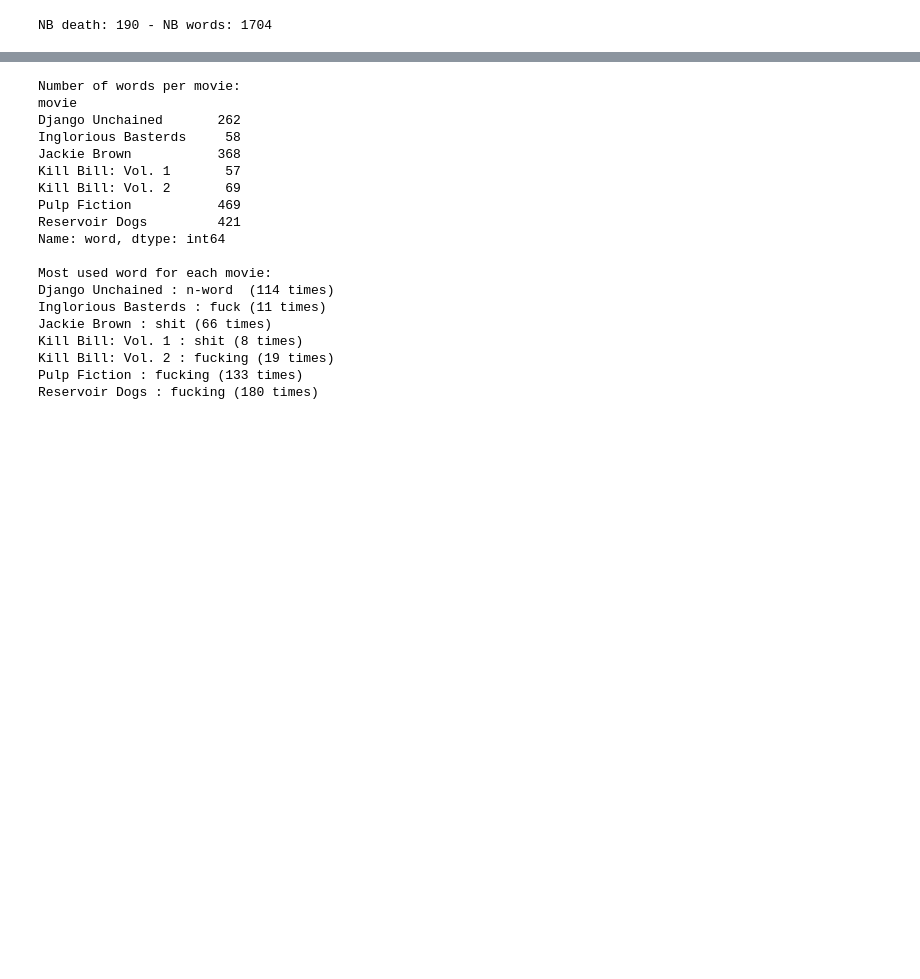
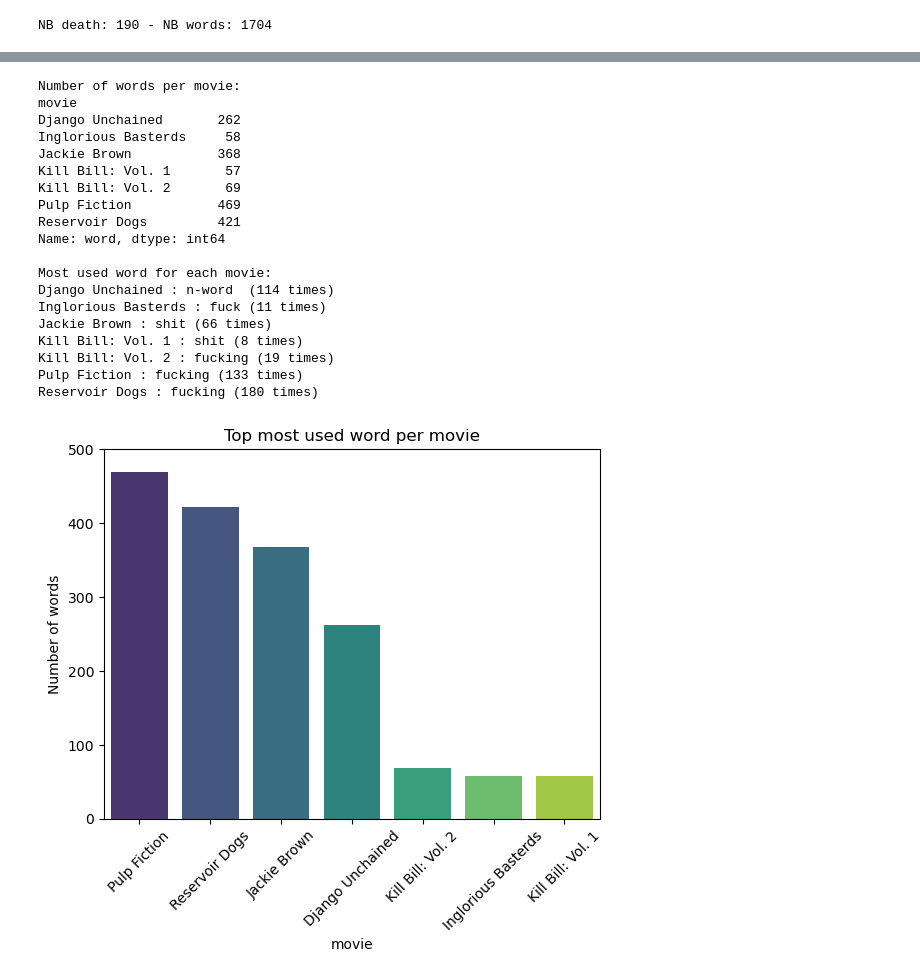
Before and after one commit to com-480-data-visualization/project-2023-vatadiz2, a Jupyter notebook: data/exploratory_data_analysis.ipynb, the cells around one changed output, grey strips where cells are left out. Drawn from its saved outputs; the diff is of its cells as text; code cells hidden in the pictures; blank space fills up the shorter version.

```diff
--- a/data/exploratory_data_analysis.ipynb
+++ b/data/exploratory_data_analysis.ipynb
@@ -39,30 +64,41 @@ Name: word, dtype: int64
 print("Number of words per movie:")
 print(data.groupby('movie').count()['word'])
 
 # Top most used word per movie
 print()
 print("Most used word for each movie:")
 movies = data.groupby('movie')
 for movie in movies.groups:
     sorted_words = movies.get_group(movie)['word'].value_counts().head()
     print(movie, ":", sorted_words.index[0], "(" + str(sorted_words[0]) + " times)")
+
+sorted_data = data.groupby('movie').count().sort_values('word', ascending=False)
+
+sns.barplot(x=sorted_data.index, y=sorted_data['word'].values, palette="viridis")
+plt.title("Top most used word per movie")
+plt.ylabel("Number of words")
+plt.xticks(rotation=45)
+plt.yticks(np.arange(0, 600, 100))
+plt.savefig(RESULT_PATH + 'top5movies.png', dpi=300, bbox_inches='tight')
+plt.show()
 # %% [output]
 Number of words per movie:
 movie
 Django Unchained       262
 Inglorious Basterds     58
 Jackie Brown           368
 Kill Bill: Vol. 1       57
 Kill Bill: Vol. 2       69
 Pulp Fiction           469
 Reservoir Dogs         421
 Name: word, dtype: int64
 
 Most used word for each movie:
 Django Unchained : n-word  (114 times)
 Inglorious Basterds : fuck (11 times)
 Jackie Brown : shit (66 times)
 Kill Bill: Vol. 1 : shit (8 times)
 Kill Bill: Vol. 2 : fucking (19 times)
 Pulp Fiction : fucking (133 times)
 Reservoir Dogs : fucking (180 times)
+[figure, added]
```
Also changed, not shown: parts of 4 cells of this notebook.
